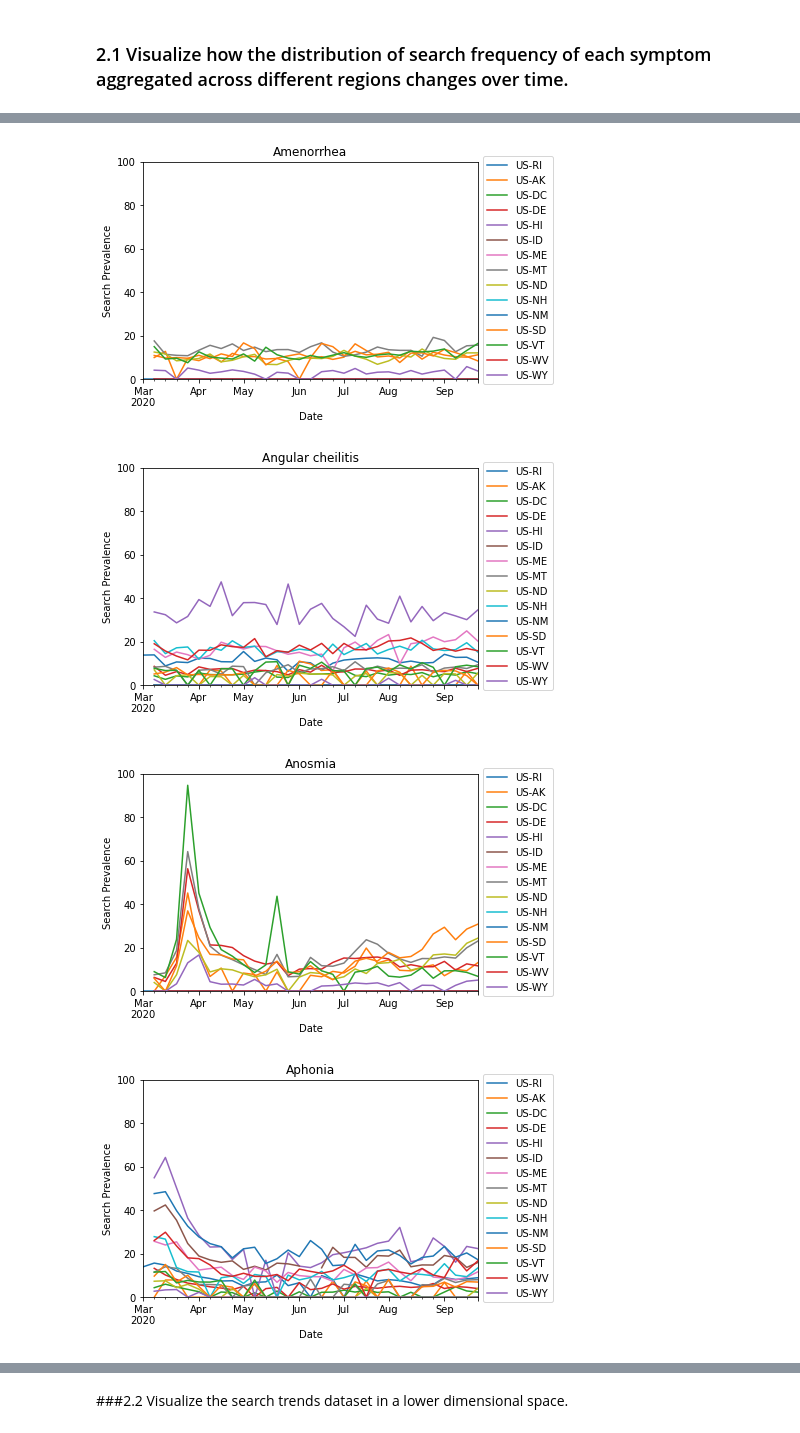
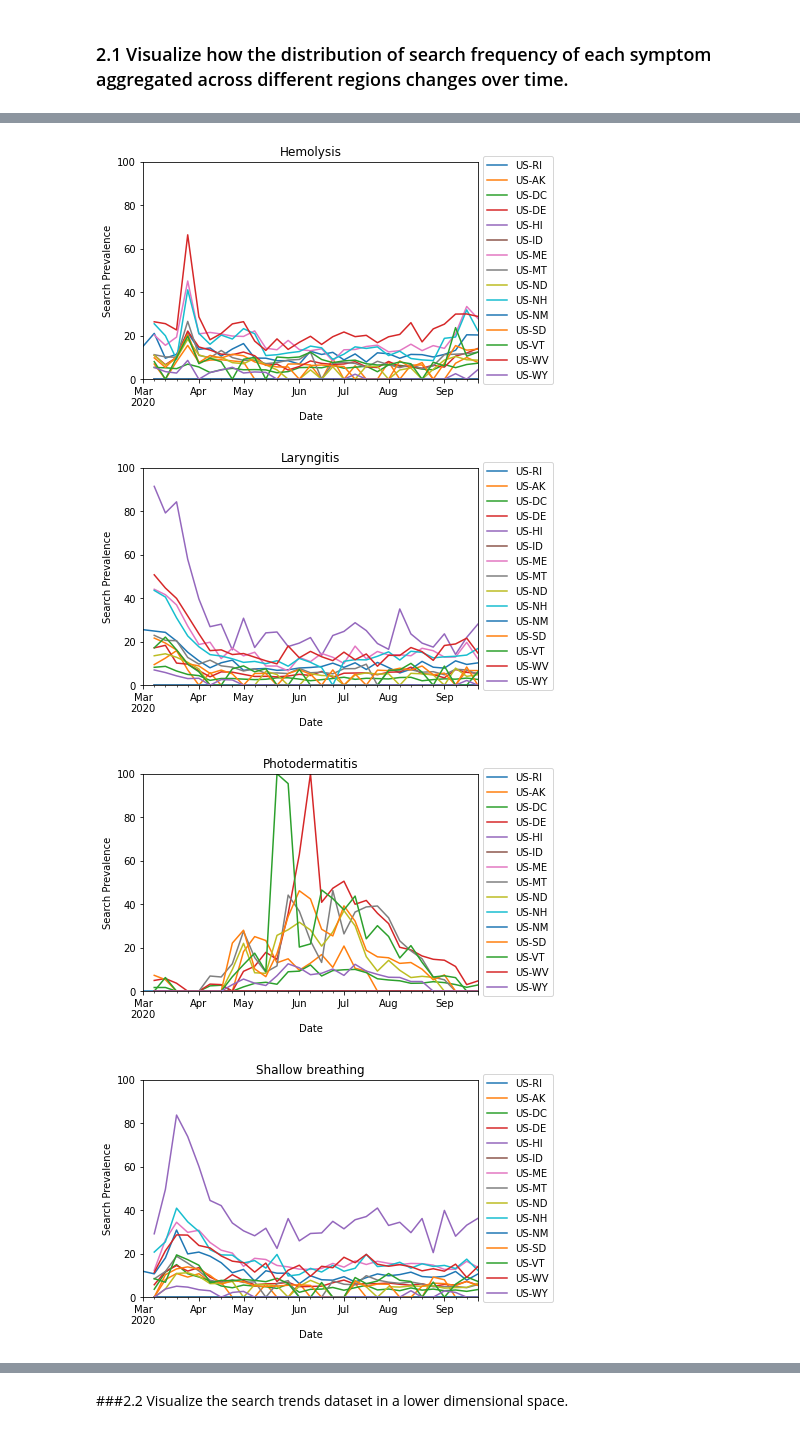
Before and after one commit to du-hr/covid-atals, a Jupyter notebook: MiniProject_1.ipynb, the cells around one changed output, grey strips where cells are left out. Drawn from its saved outputs; the diff is of its cells as text; code cells hidden in the pictures.

Commit message:
Reduced visualizations

```diff
--- a/MiniProject_1.ipynb
+++ b/MiniProject_1.ipynb
@@ -94,7 +94,17 @@ df.dropna(thresh=122, inplace=True)
 
 # Choose set of symptoms to plot (ex. symptoms = ['symptom:Balance disorder', 'symptom:Rheum'])
 # Graphing all symptoms for now, takes several minutes
-symptoms = [symptom for symptom in df.columns.values if symptom.startswith('symptom')][:8]
+symptoms = ['symptom:Anosmia',
+            'symptom:Aphonia',
+            'symptom:Asphyxia',
+            'symptom:Croup',
+            'symptom:Hemolysis',
+            'symptom:Laryngitis',
+            'symptom:Photodermatitis',
+            'symptom:Shallow breathing',
+            'symptom:Sputum',
+            'symptom:Upper respiratory tract infection',
+            'symptom:Viral pneumonia']
 
 unstacked = df.unstack(level=[1])
 
@@ -119,7 +129,7 @@ for symptom in symptoms:
 
 # Print full list of symptoms
 print("--- Full list of symptoms ---")
-for symptom in symptoms:
+for symptom in [symptom for symptom in df.columns.values if symptom.startswith('symptom')]:
     print(symptom)
 # %% [output]
 [figure]
@@ -131,4 +141,4 @@ for symptom in symptoms:
-[figure, old version]
+[figure, new version]
-[figure, old version]
+[figure, new version]
-[figure, old version]
+[figure, new version]
-[figure, old version]
+[figure, new version]
```
Also changed, not shown: parts of 1 cell of this notebook.
